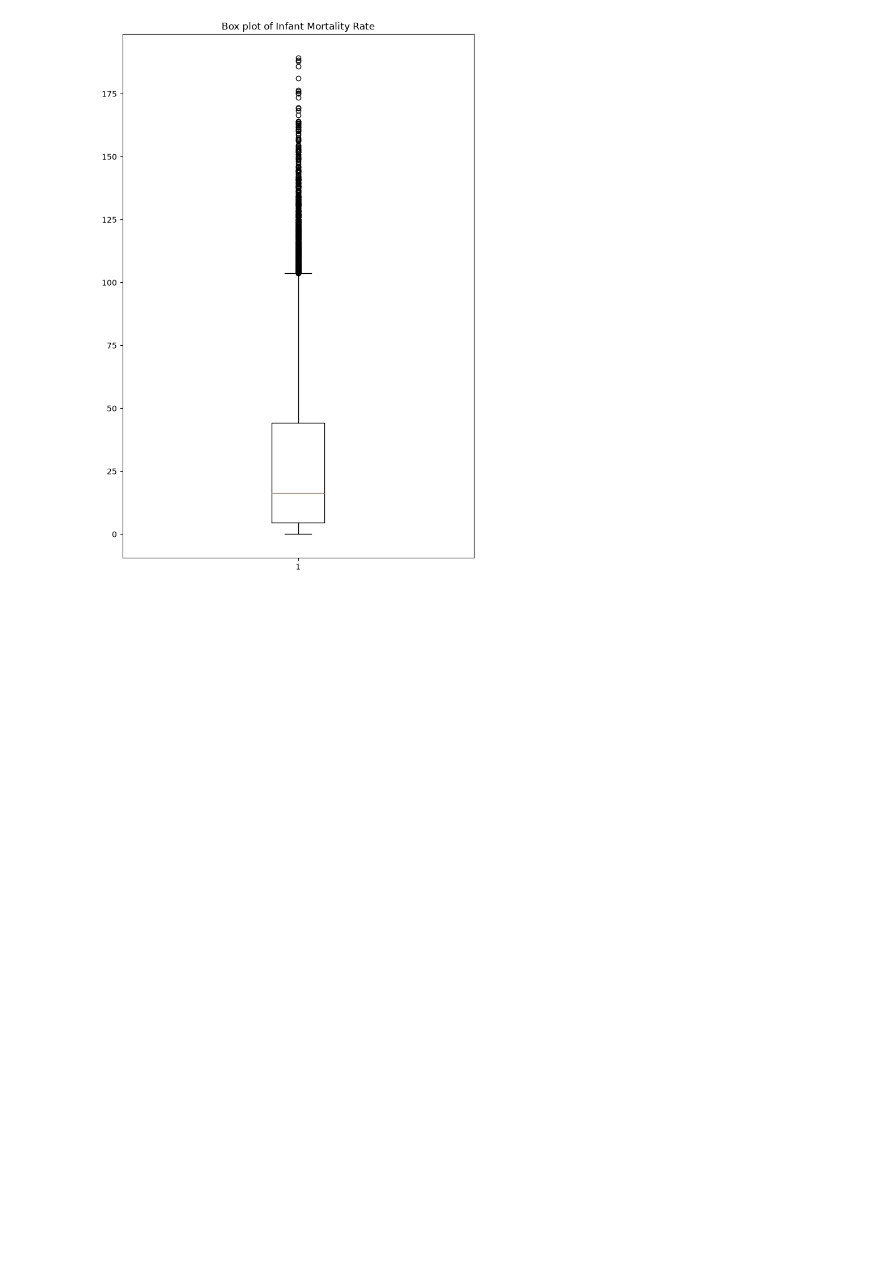
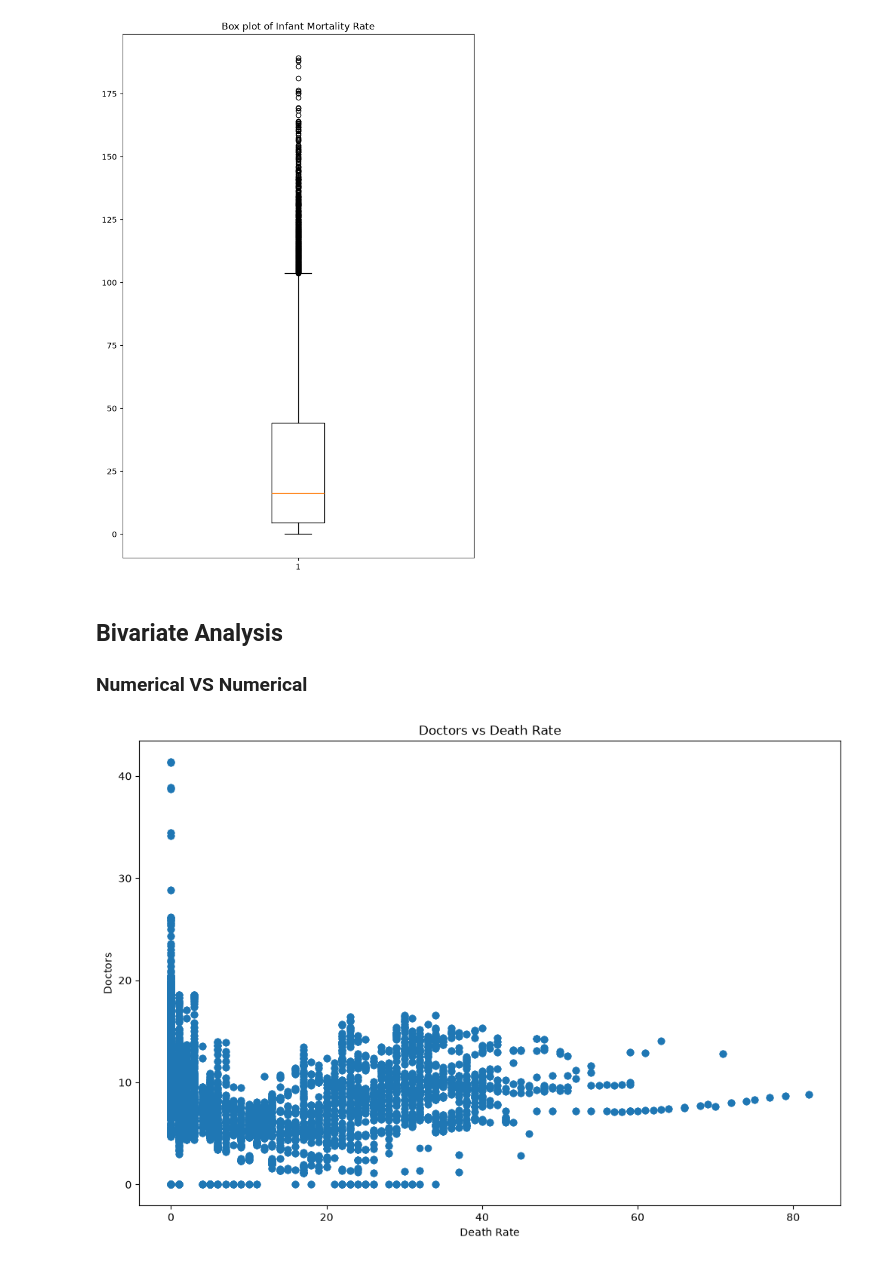
Before and after one commit to Viranya2006/DST-Python, a Jupyter notebook: 2026-07-04/test.ipynb, the cells around one changed output. Drawn from its saved outputs; the diff is of its cells as text; code cells hidden in the pictures; blank space fills up the shorter version.

```diff
--- a/2026-07-04/test.ipynb
+++ b/2026-07-04/test.ipynb
@@ -494,3 +496,17 @@ plt.title('Box plot of Infant Mortality Rate')
 plt.show()
 # %% [output]
 [figure]
+# %% [markdown]
+## Bivariate Analysis
+
+### <b> Numerical VS Numerical </b>
+# %%
+#Scatter plot
+plt.figure(figsize=(12,8))
+plt.scatter(cleansed_DF['Doctors'],cleansed_DF['Death Rate'])
+plt.xlabel("Death Rate")
+plt.ylabel("Doctors")
+plt.title("Doctors vs Death Rate")
+plt.show()
+# %% [output]
+[figure, added]
```
Also changed, not shown: parts of 1 cell of this notebook.
